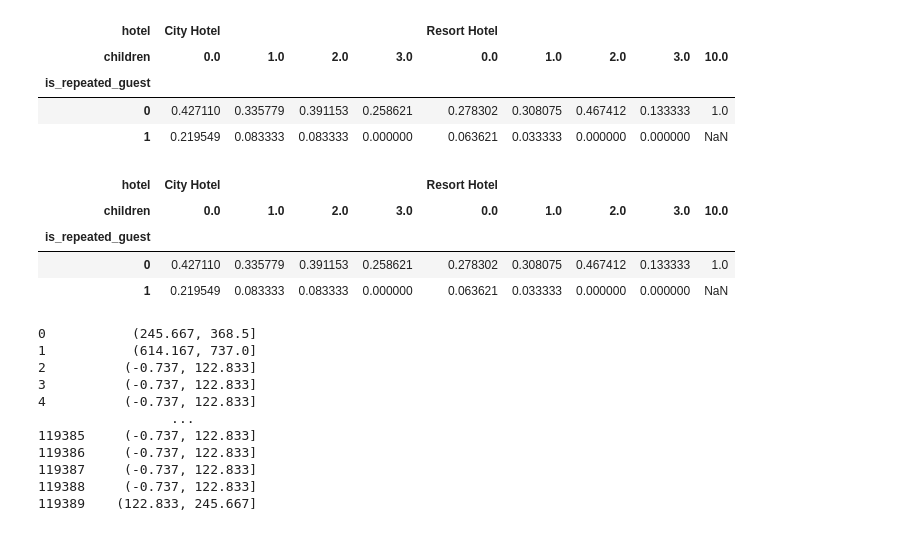
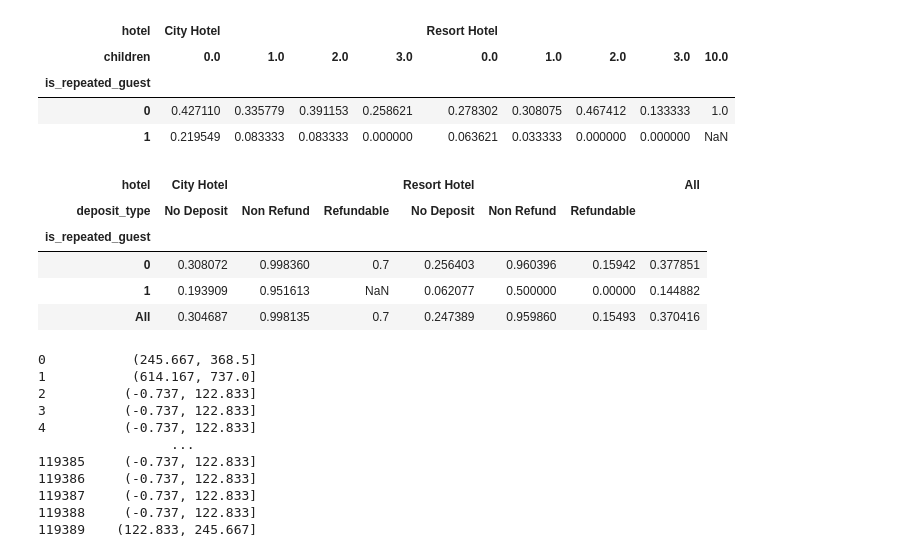
Before and after one commit to Efremenkov/data-scientist-levelup, a Jupyter notebook: 03_data_analysis/06_pandas_pivot.ipynb, the cells around one changed output. Saved outputs shown, nothing was run; the diff lists cells and outputs as text; code cells hidden in the pictures.

```diff
--- a/03_data_analysis/06_pandas_pivot.ipynb
+++ b/03_data_analysis/06_pandas_pivot.ipynb
@@ -99,19 +99,21 @@ df.pivot_table(index=['is_repeated_guest'],
 # %%
 # взаимосвязь между
 # постоянством клиентов (is_repeated_guest),
 # типом депозита (deposit_type)
 # типом отеля (hotel) и отменой брони (is_canceled)
 # + привести обобщенные значения по каждой группе  ("итоги")
 df.pivot_table(index=['is_repeated_guest'],
-              columns=['hotel','children'],
+              columns=['hotel','deposit_type'],
               values='is_canceled',
+              margins=True,
               aggfunc='mean')
 # %% [output]
-| hotel | City Hotel |  |  |  | Resort Hotel |  |  |  |  |
-| children | 0.0 | 1.0 | 2.0 | 3.0 | 0.0 | 1.0 | 2.0 | 3.0 | 10.0 |
-| is_repeated_guest |  |  |  |  |  |  |  |  |  |
-| 0 | 0.427110 | 0.335779 | 0.391153 | 0.258621 | 0.278302 | 0.308075 | 0.467412 | 0.133333 | 1.0 |
-| 1 | 0.219549 | 0.083333 | 0.083333 | 0.000000 | 0.063621 | 0.033333 | 0.000000 | 0.000000 | NaN |
+| hotel | City Hotel |  |  | Resort Hotel |  |  | All |
+| deposit_type | No Deposit | Non Refund | Refundable | No Deposit | Non Refund | Refundable |  |
+| is_repeated_guest |  |  |  |  |  |  |  |
+| 0 | 0.308072 | 0.998360 | 0.7 | 0.256403 | 0.960396 | 0.15942 | 0.377851 |
+| 1 | 0.193909 | 0.951613 | NaN | 0.062077 | 0.500000 | 0.00000 | 0.144882 |
+| All | 0.304687 | 0.998135 | 0.7 | 0.247389 | 0.959860 | 0.15493 | 0.370416 |
 # %%
 # используя функцию cut разбить значения
 # в столбце lead_time на 6 бинов (интервалов)
```
